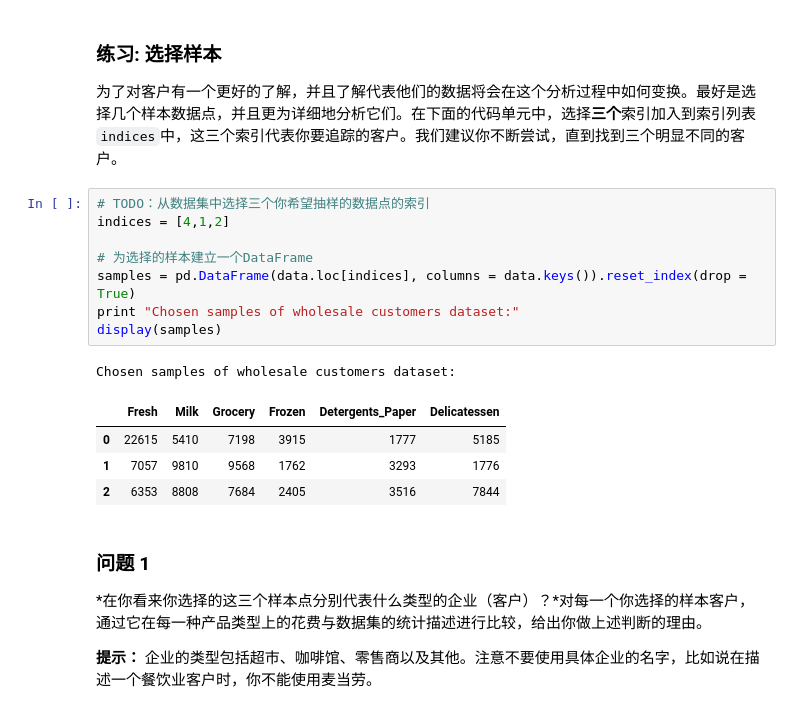
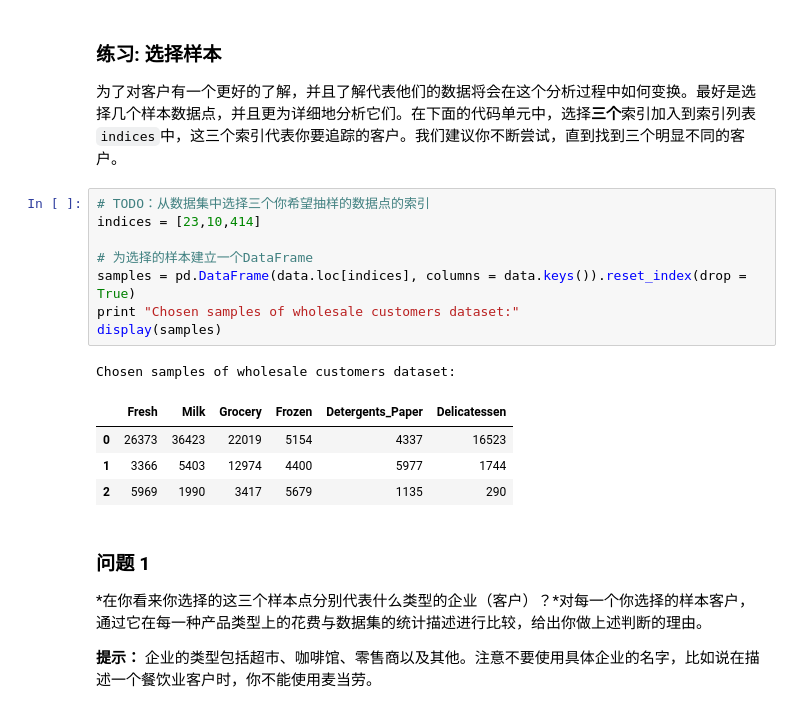
Before and after one commit to Rheasilvia/creating_customer_segments, a Jupyter notebook: customer_segments.ipynb, the cells around one changed output. Cells and saved outputs as stored; diff of their text form.

```diff
--- a/customer_segments.ipynb
+++ b/customer_segments.ipynb
@@ -63,18 +63,18 @@ display(data.describe())
 为了对客户有一个更好的了解，并且了解代表他们的数据将会在这个分析过程中如何变换。最好是选择几个样本数据点，并且更为详细地分析它们。在下面的代码单元中，选择**三个**索引加入到索引列表`indices`中，这三个索引代表你要追踪的客户。我们建议你不断尝试，直到找到三个明显不同的客户。
 # %%
 # TODO：从数据集中选择三个你希望抽样的数据点的索引
-indices = [4,1,2]
+indices = [23,10,414]
 
 # 为选择的样本建立一个DataFrame
 samples = pd.DataFrame(data.loc[indices], columns = data.keys()).reset_index(drop = True)
 print "Chosen samples of wholesale customers dataset:"
 display(samples)
 # %% [output]
 Chosen samples of wholesale customers dataset:
 |  | Fresh | Milk | Grocery | Frozen | Detergents_Paper | Delicatessen |
-| 0 | 22615 | 5410 | 7198 | 3915 | 1777 | 5185 |
-| 1 | 7057 | 9810 | 9568 | 1762 | 3293 | 1776 |
-| 2 | 6353 | 8808 | 7684 | 2405 | 3516 | 7844 |
+| 0 | 26373 | 36423 | 22019 | 5154 | 4337 | 16523 |
+| 1 | 3366 | 5403 | 12974 | 4400 | 5977 | 1744 |
+| 2 | 5969 | 1990 | 3417 | 5679 | 1135 | 290 |
 # %% [markdown]
 ### 问题 1
 *在你看来你选择的这三个样本点分别代表什么类型的企业（客户）？*对每一个你选择的样本客户，通过它在每一种产品类型上的花费与数据集的统计描述进行比较，给出你做上述判断的理由。
```
Also changed, not shown: parts of 23 cells of this notebook, 2 other files.
